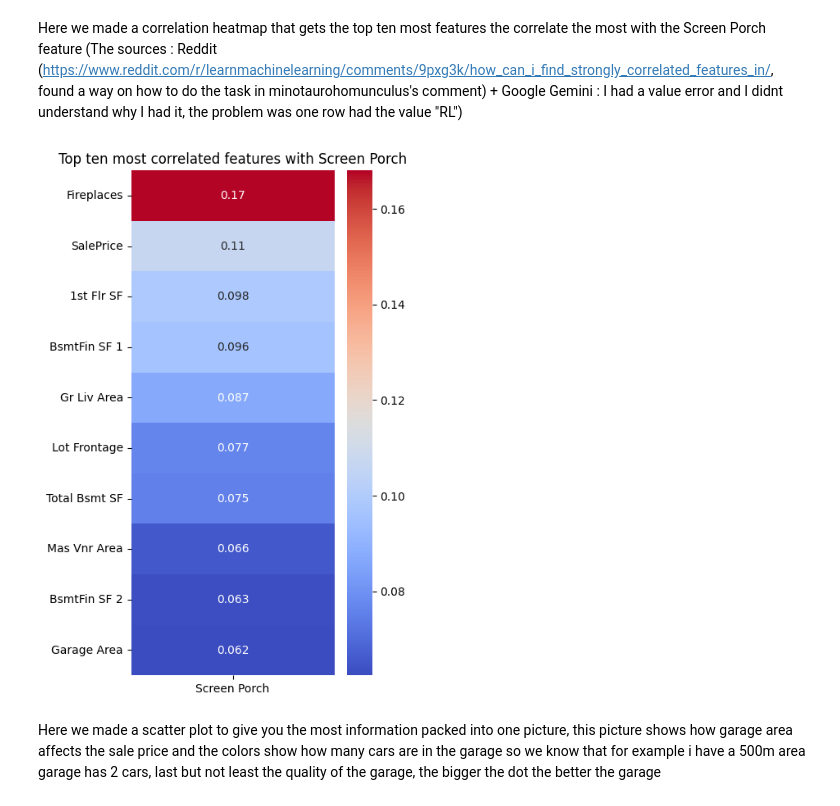
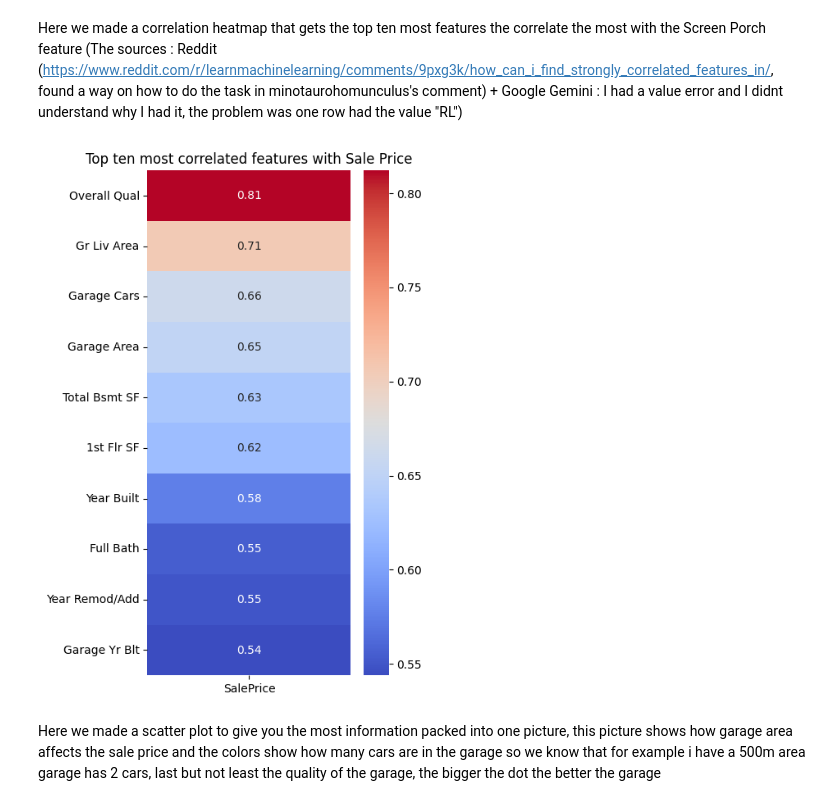
Before and after one commit to Eyadalmiman/Student-Capstone-Project, a Jupyter notebook: 03_eda.ipynb, the cells around one changed output. Cells and saved outputs as stored; diff of their text form; code cells hidden in the pictures.

```diff
--- a/03_eda.ipynb
+++ b/03_eda.ipynb
@@ -55,14 +55,14 @@ Passing `palette` without assigning `hue` is deprecated and will be removed in v
 Here we made a correlation heatmap that gets the top ten most features the correlate the most with the Screen Porch feature
 (The sources : Reddit (https://www.reddit.com/r/learnmachinelearning/comments/9pxg3k/how_can_i_find_strongly_correlated_features_in/, found a way on how to do the task in minotaurohomunculus's comment) + Google Gemini : I had a value error and I didnt understand why I had it, the problem was one row had the value "RL")
 # %%
-corr = df.corr(numeric_only=True)[["Screen Porch"]].sort_values(by= "Screen Porch", ascending=False).iloc[1:11]
+corr = df.corr(numeric_only=True)[["SalePrice"]].sort_values(by= "SalePrice", ascending=False).iloc[1:11]
 
 plt.figure(figsize=(4, 8))
 sns.heatmap(corr, annot=True, cmap="coolwarm")
-plt.title("Top ten most correlated features with Screen Porch")
+plt.title("Top ten most correlated features with Sale Price")
 plt.show()
 # %% [output]
-[figure, old version]
+[figure, new version]
 # %% [markdown]
 Here we made a scatter plot to give you the most information packed into one picture, this picture shows how garage area affects the sale price and the colors show how many cars are in the garage so we know that for example i have a 500m area garage has 2 cars, last but not least the quality of the garage, the bigger the dot the better the garage
 # %%
```
Also changed, not shown: 2 other files.
